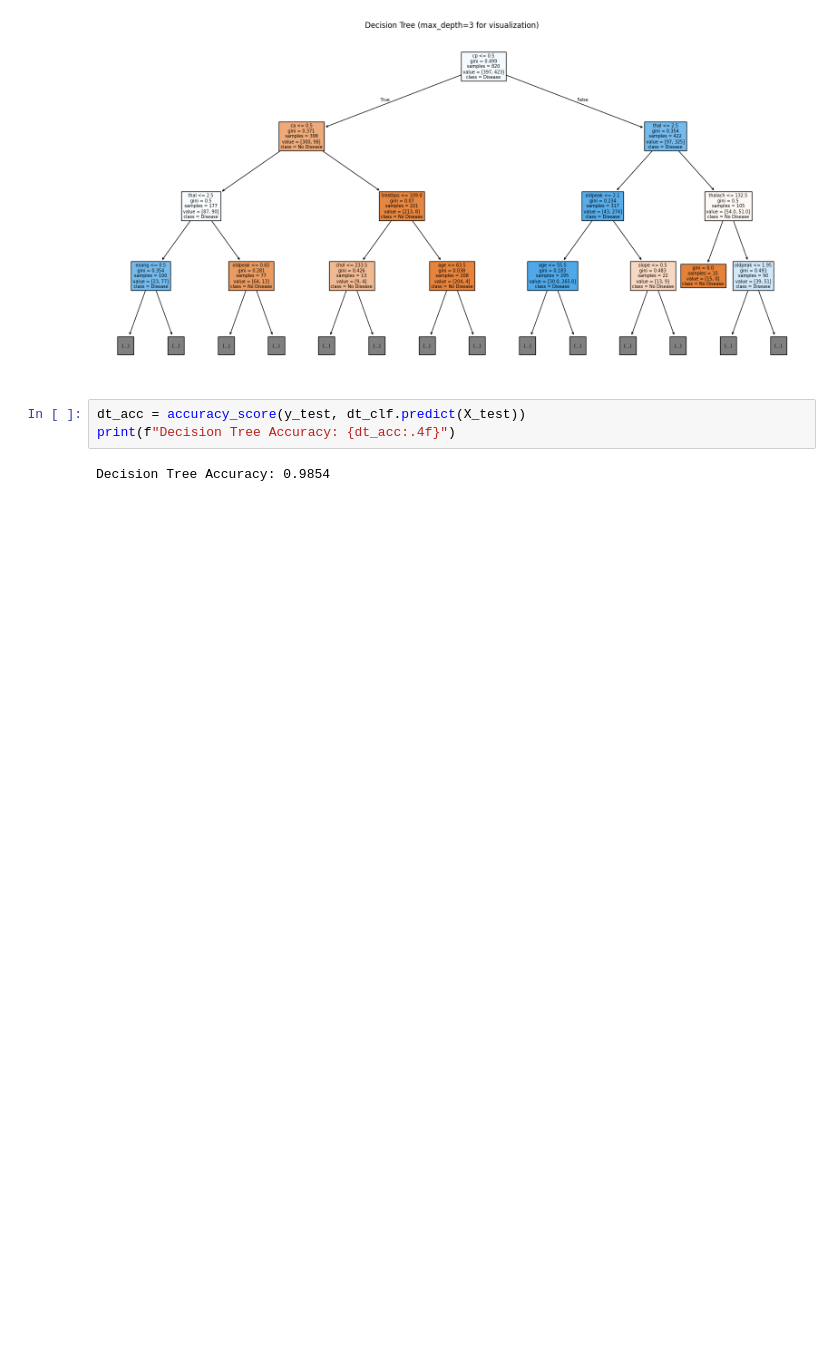
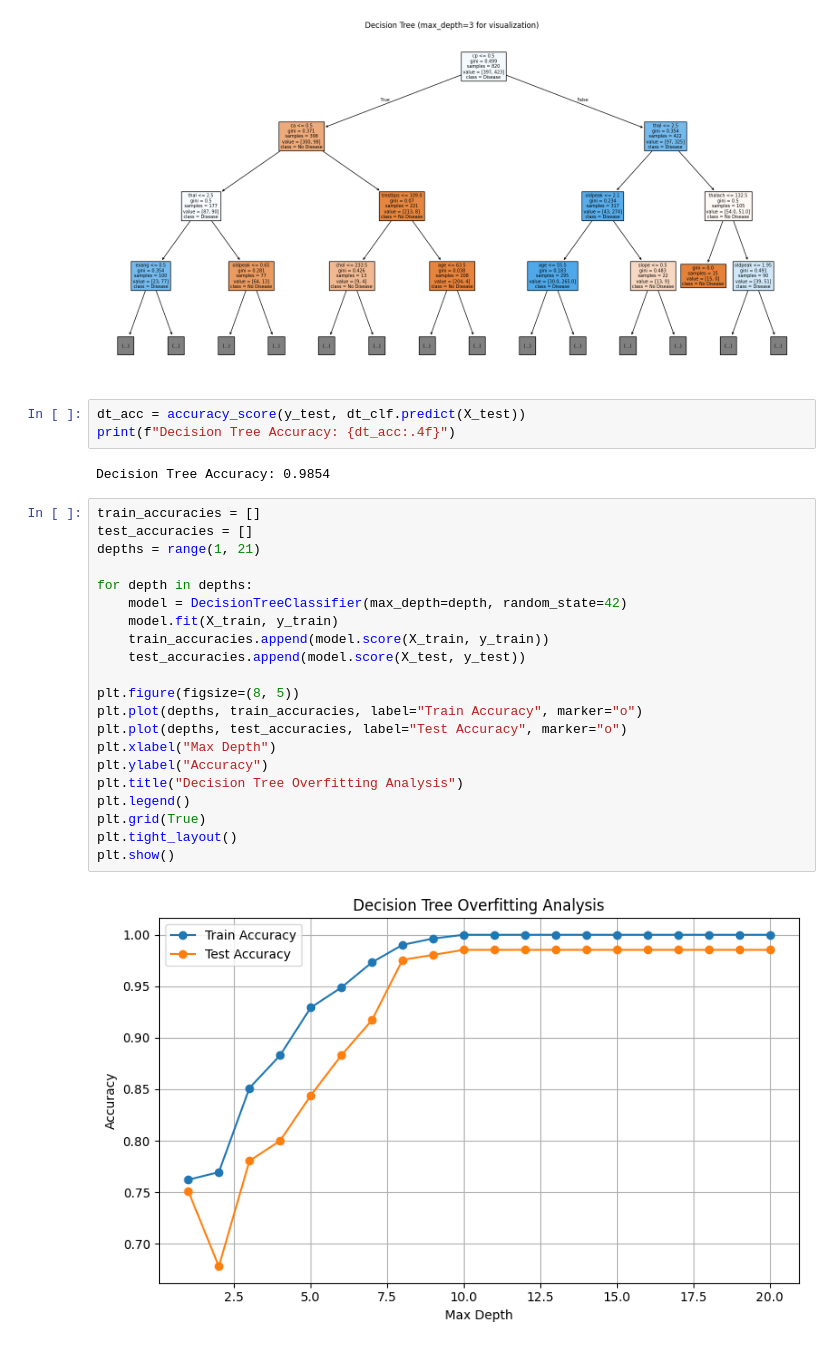
Before and after one commit to Devenderreddy18/internship, a Jupyter notebook: task5.ipynb, the cells around one changed output. Saved outputs shown, nothing was run; the diff lists cells and outputs as text; blank space fills up the shorter version.

```diff
--- a/task5.ipynb
+++ b/task5.ipynb
@@ -44,3 +44,26 @@ dt_acc = accuracy_score(y_test, dt_clf.predict(X_test))
 print(f"Decision Tree Accuracy: {dt_acc:.4f}")
 # %% [output]
 Decision Tree Accuracy: 0.9854
+# %%
+train_accuracies = []
+test_accuracies = []
+depths = range(1, 21)
+
+for depth in depths:
+    model = DecisionTreeClassifier(max_depth=depth, random_state=42)
+    model.fit(X_train, y_train)
+    train_accuracies.append(model.score(X_train, y_train))
+    test_accuracies.append(model.score(X_test, y_test))
+
+plt.figure(figsize=(8, 5))
+plt.plot(depths, train_accuracies, label="Train Accuracy", marker="o")
+plt.plot(depths, test_accuracies, label="Test Accuracy", marker="o")
+plt.xlabel("Max Depth")
+plt.ylabel("Accuracy")
+plt.title("Decision Tree Overfitting Analysis")
+plt.legend()
+plt.grid(True)
+plt.tight_layout()
+plt.show()
+# %% [output]
+[figure, added]
```
Also changed, not shown: parts of 3 cells of this notebook.
